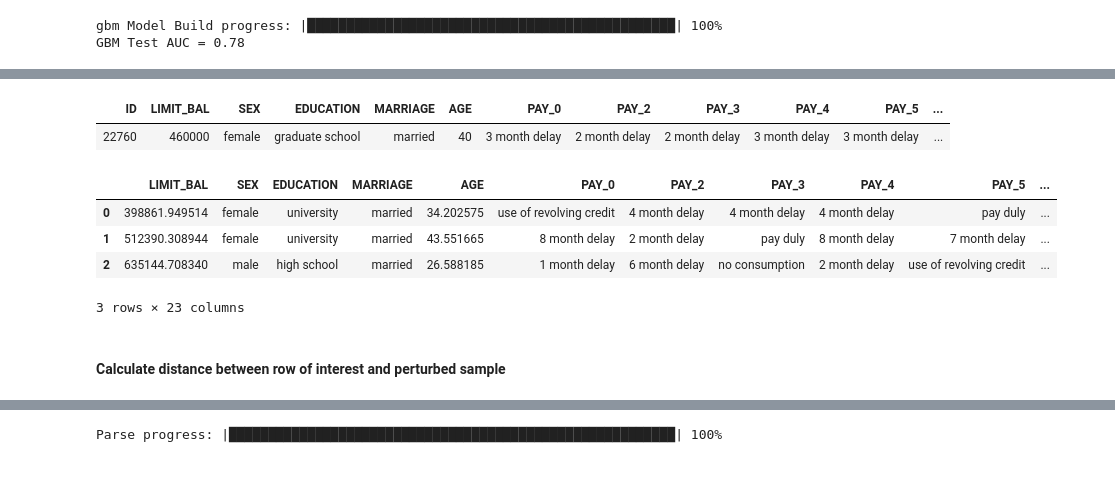
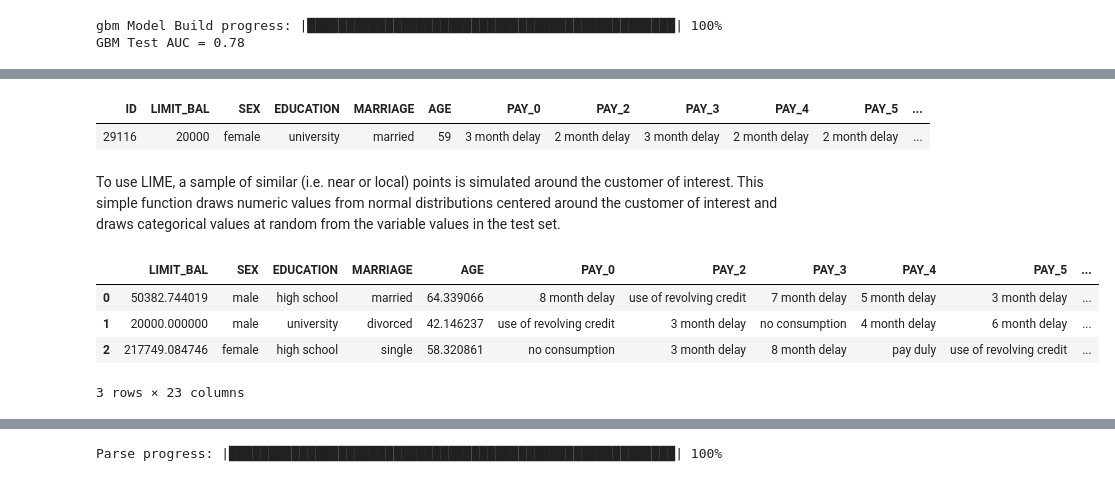
Before and after one commit to jphall663/interpretable_machine_learning_with_python, a Jupyter notebook: lime.ipynb, the cells around one changed output, grey strips where cells are left out. Saved outputs shown, nothing was run; the diff lists cells and outputs as text; code cells hidden in the pictures.

```diff
--- a/lime.ipynb
+++ b/lime.ipynb
@@ -215,9 +218,11 @@ http://www.kdd.org/kdd2016/papers/files/rfp0573-ribeiroA.pdf
 # %%
-row = test[test['ID'] == 22760]
+row = test[test['ID'] == 29116]
 row
 # %% [output]
 | ID | LIMIT_BAL | SEX | EDUCATION | MARRIAGE | AGE | PAY_0 | PAY_2 | PAY_3 | PAY_4 | PAY_5 | ... |
-| 22760 | 460000 | female | graduate school | married | 40 | 3 month delay | 2 month delay | 2 month delay | 3 month delay | 3 month delay | ... |
+| 29116 | 20000 | female | university | married | 59 | 3 month delay | 2 month delay | 3 month delay | 2 month delay | 2 month delay | ... |
+# %% [markdown]
+To use LIME, a sample of similar (i.e. near or local) points is simulated around the customer of interest. This simple function draws numeric values from normal distributions centered around the customer of interest and draws categorical values at random from the variable values in the test set.
 # %%
 def generate_local_sample(row, frame, X, N=1000):
 
@@ -232,38 +237,36 @@ def generate_local_sample(row, frame, X, N=1000):
     Returns:
         Pandas DataFrame containing perturbed sample.
 
     """
 
     # random seed for reproducibility
     np.random.seed(12345)
 
     # initialize Pandas DataFrame
     sample_frame = pd.DataFrame(data=np.zeros(shape=(N, len(X))), columns=X)
 
     # generate column vectors of
     # randomly drawn levels for categorical variables
     # normally distributed numeric values around mean of column for numeric variables
     for key, val in frame[X].types.items():
-        if val == 'enum': # 'enum' == categorical
+        if val == 'enum': # 'enum' means categorical
             draw = np.random.choice(frame[key].levels()[0], size=(1, N))[0]
         else:
             loc = row[key][0, 0]
             sd = frame[key].sd()
             draw = np.random.normal(loc, sd, (N, 1))
-            sample_frame[key] = draw
+            draw[draw < 0] = loc # prevents unrealistic values when std. dev. is large
 
         sample_frame[key] = draw
 
     return sample_frame
 
 # run and display results
 perturbed_sample = generate_local_sample(row, test, X)
 perturbed_sample.head(n=3)
 # %% [output]
 |  | LIMIT_BAL | SEX | EDUCATION | MARRIAGE | AGE | PAY_0 | PAY_2 | PAY_3 | PAY_4 | PAY_5 | ... |
-| 0 | 398861.949514 | female | university | married | 34.202575 | use of revolving credit | 4 month delay | 4 month delay | 4 month delay | pay duly | ... |
-| 1 | 512390.308944 | female | university | married | 43.551665 | 8 month delay | 2 month delay | pay duly | 8 month delay | 7 month delay | ... |
-| 2 | 635144.708340 | male | high school | married | 26.588185 | 1 month delay | 6 month delay | no consumption | 2 month delay | use of revolving credit | ... |
+| 0 | 50382.744019 | male | high school | married | 64.339066 | 8 month delay | use of revolving credit | 7 month delay | 5 month delay | 3 month delay | ... |
+| 1 | 20000.000000 | male | university | divorced | 42.146237 | use of revolving credit | 3 month delay | no consumption | 4 month delay | 6 month delay | ... |
+| 2 | 217749.084746 | female | high school | single | 58.320861 | no consumption | 3 month delay | 8 month delay | pay duly | use of revolving credit | ... |
 3 rows × 23 columns
-# %% [markdown]
-#### Calculate distance between row of interest and perturbed sample
```
Also changed, not shown: parts of 46 cells of this notebook, 3 other files.
